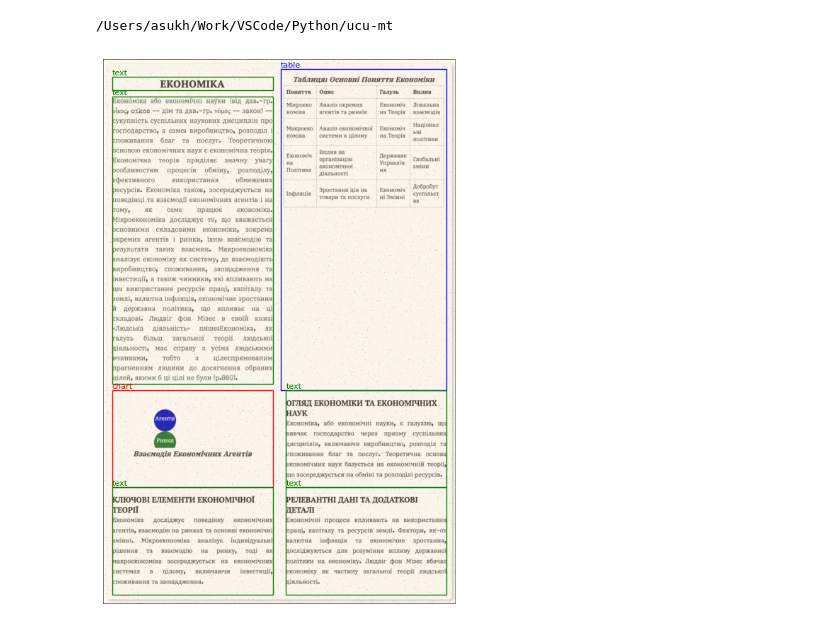
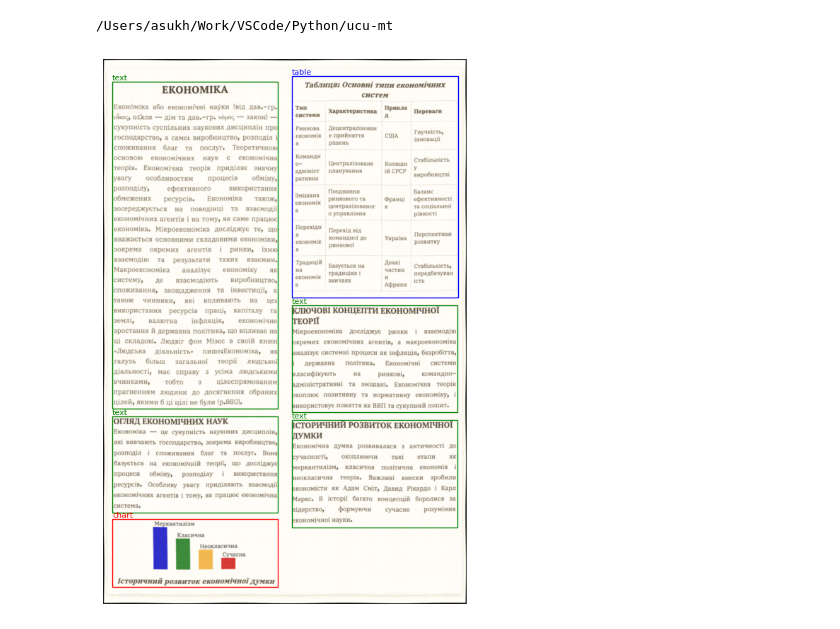
Before and after one commit to ansu0122/ucu-mt, a Jupyter notebook: src/doclab.ipynb, the cells around one changed output. Cells and saved outputs as stored; diff of their text form; code cells hidden in the pictures.

```diff
--- a/src/doclab.ipynb
+++ b/src/doclab.ipynb
@@ -2,14 +2,14 @@
 import os
 import docvision as dv
 import docgenpipe as dg
-# %%
-cd ..
-# %% [output]
-/Users/asukh/Work/VSCode/Python/ucu-mt
+# %%
+cd /Users/asukh/Work/VSCode/Python/ucu-mt
+# %% [output]
+/Users/asukh/Work/VSCode/Python/ucu-mt
 # %%
 data = dg.read_jsonl("dataset/metadata.jsonl")
 # %%
-doc = data[-5]
-dv.visualize_grounding(doc["png_path"], doc["grounding"])
+doc = data[-1]
+dv.visualize_grounding(os.path.join('dataset',doc["image"]), doc["grounding"])
 # %% [output]
-[figure, old version]
+[figure, new version]
```
Also changed, not shown: 16 other files.
